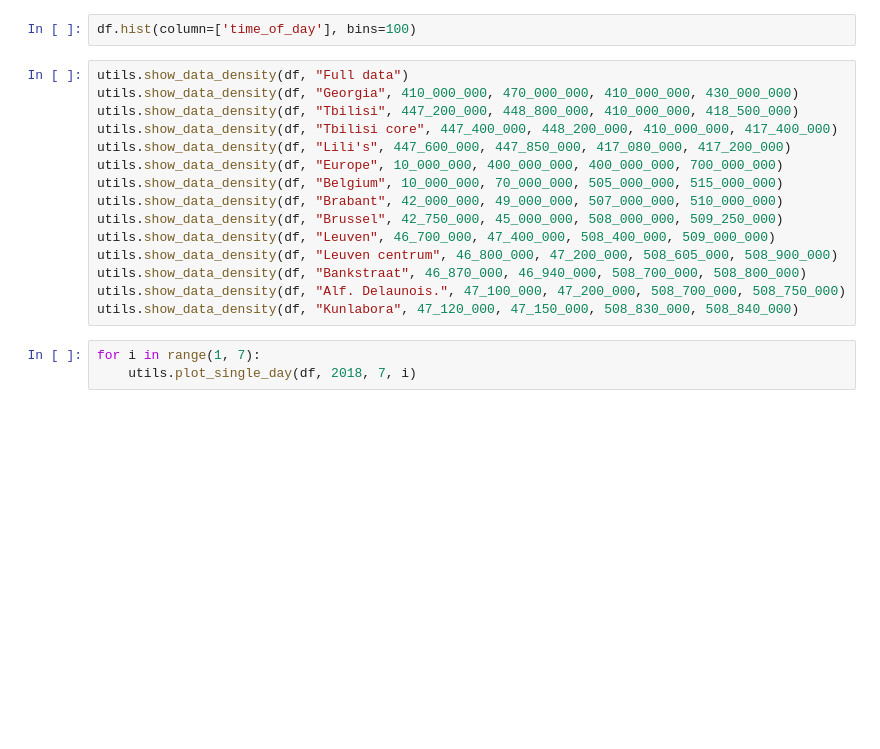
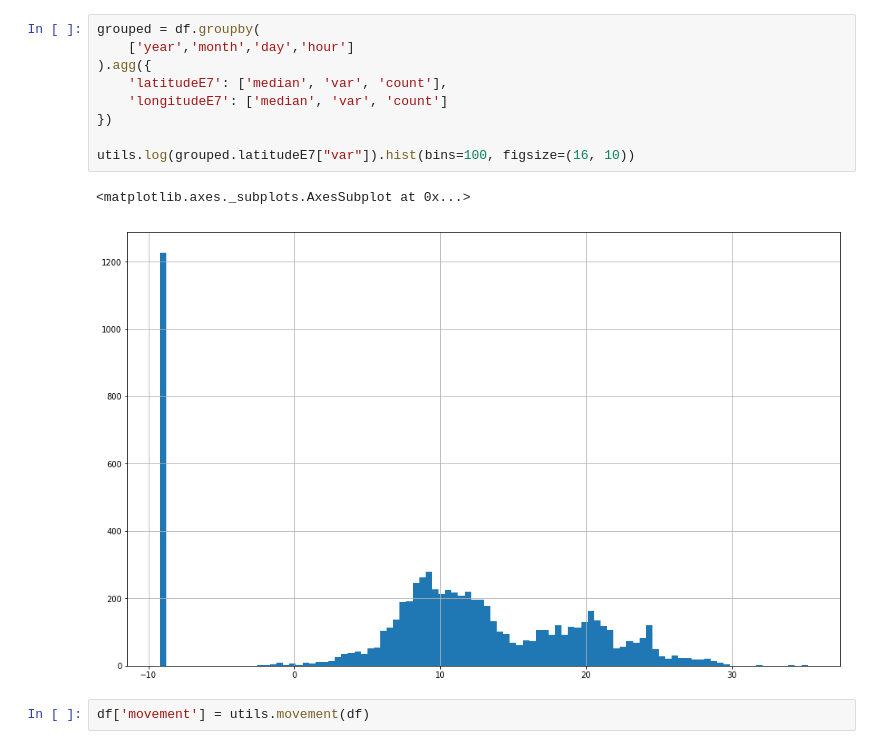
Before and after one commit to BLannoo/LocationAnalysis, a Jupyter notebook: src/PlayGround.ipynb, the cells around one changed output. Cells and saved outputs as stored; diff of their text form; blank space fills up the shorter version.

```diff
--- a/src/PlayGround.ipynb
+++ b/src/PlayGround.ipynb
@@ -11,20 +16,14 @@ df = utils.load_data("../data/LocationHistory2018.json")
-# %%
-df.hist(column=['time_of_day'], bins=100)
-# %%
-utils.show_data_density(df, "Full data")
-utils.show_data_density(df, "Georgia", 410_000_000, 470_000_000, 410_000_000, 430_000_000)
-utils.show_data_density(df, "Tbilisi", 447_200_000, 448_800_000, 410_000_000, 418_500_000)
-utils.show_data_density(df, "Tbilisi core", 447_400_000, 448_200_000, 410_000_000, 417_400_000)
-utils.show_data_density(df, "Lili's", 447_600_000, 447_850_000, 417_080_000, 417_200_000)
-utils.show_data_density(df, "Europe", 10_000_000, 400_000_000, 400_000_000, 700_000_000)
-utils.show_data_density(df, "Belgium", 10_000_000, 70_000_000, 505_000_000, 515_000_000)
-utils.show_data_density(df, "Brabant", 42_000_000, 49_000_000, 507_000_000, 510_000_000)
-utils.show_data_density(df, "Brussel", 42_750_000, 45_000_000, 508_000_000, 509_250_000)
-utils.show_data_density(df, "Leuven", 46_700_000, 47_400_000, 508_400_000, 509_000_000)
-utils.show_data_density(df, "Leuven centrum", 46_800_000, 47_200_000, 508_605_000, 508_900_000)
-utils.show_data_density(df, "Bankstraat", 46_870_000, 46_940_000, 508_700_000, 508_800_000)
-utils.show_data_density(df, "Alf. Delaunois.", 47_100_000, 47_200_000, 508_700_000, 508_750_000)
-utils.show_data_density(df, "Kunlabora", 47_120_000, 47_150_000, 508_830_000, 508_840_000)
-# %%
-for i in range(1, 7):
-    utils.plot_single_day(df, 2018, 7, i)
+# %%
+grouped = df.groupby(
+    ['year','month','day','hour']
+).agg({
+    'latitudeE7': ['median', 'var', 'count'],
+    'longitudeE7': ['median', 'var', 'count']
+})
+
+utils.log(grouped.latitudeE7["var"]).hist(bins=100, figsize=(16, 10))
+# %% [output]
+<matplotlib.axes._subplots.AxesSubplot at 0x...>
+[figure, added]
+# %%
+df['movement'] = utils.movement(df)
```
Also changed, not shown: parts of 6 cells of this notebook, 3 other files.
